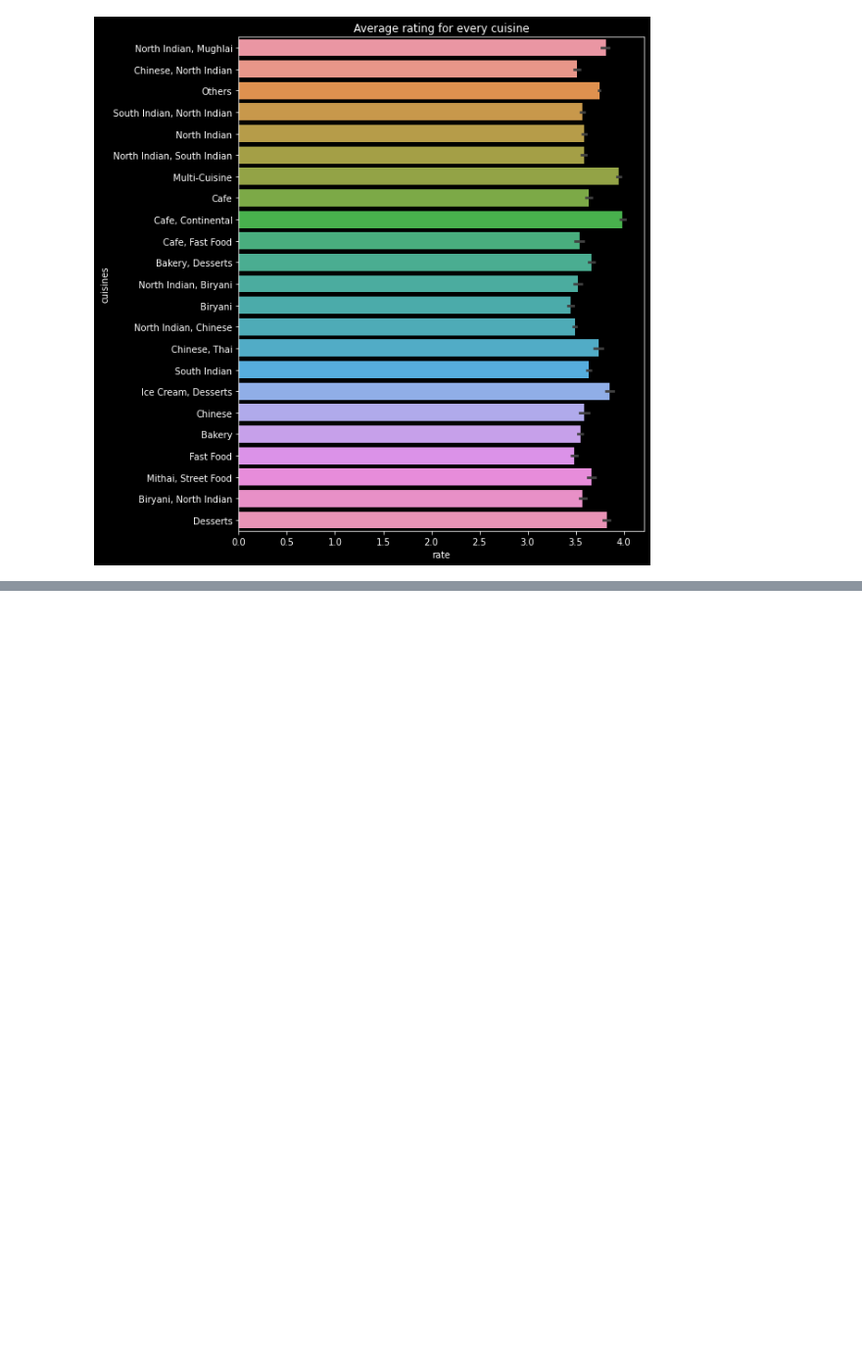
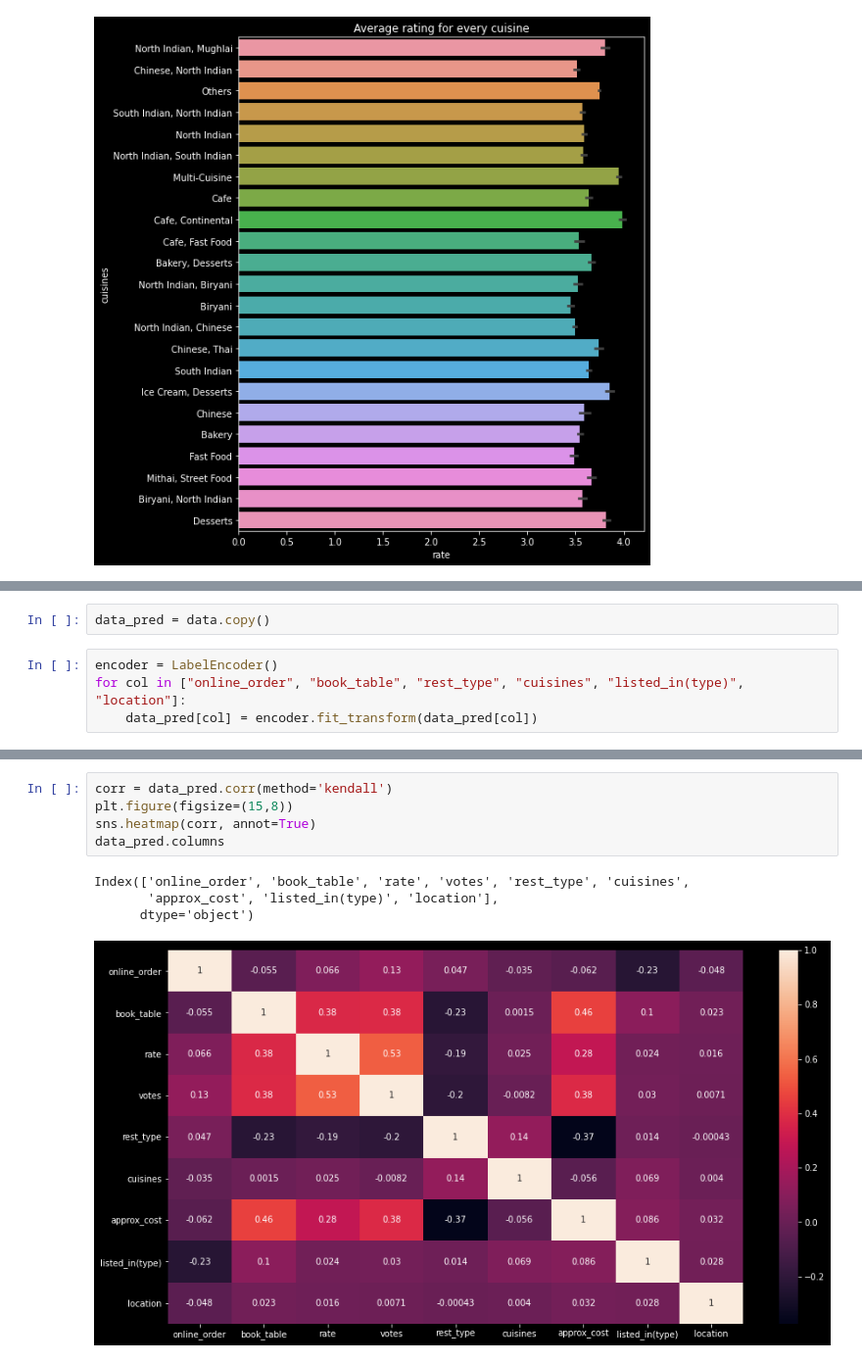
Before and after one commit to DhruvDange/Machine-Learning-SciKit, a Jupyter notebook: projects/zomato.ipynb, the cells around one changed output, grey strips where cells are left out. Shown at 98% size. Cells and saved outputs as stored; diff of their text form; blank space fills up the shorter version.

```diff
--- a/projects/zomato.ipynb
+++ b/projects/zomato.ipynb
@@ -430,0 +436,6 @@ sns.
+# %%
+data_pred = data.copy()
+# %%
+encoder = LabelEncoder()
+for col in ["online_order", "book_table", "rest_type", "cuisines", "listed_in(type)", "location"]:
+    data_pred[col] = encoder.fit_transform(data_pred[col])
@@ -430,0 +452,10 @@ sns.
+# %%
+corr = data_pred.corr(method='kendall')
+plt.figure(figsize=(15,8))
+sns.heatmap(corr, annot=True)
+data_pred.columns
+# %% [output]
+Index(['online_order', 'book_table', 'rate', 'votes', 'rest_type', 'cuisines',
+       'approx_cost', 'listed_in(type)', 'location'],
+      dtype='object')
+[figure, added]
```
Also changed, not shown: parts of 28 cells of this notebook.
